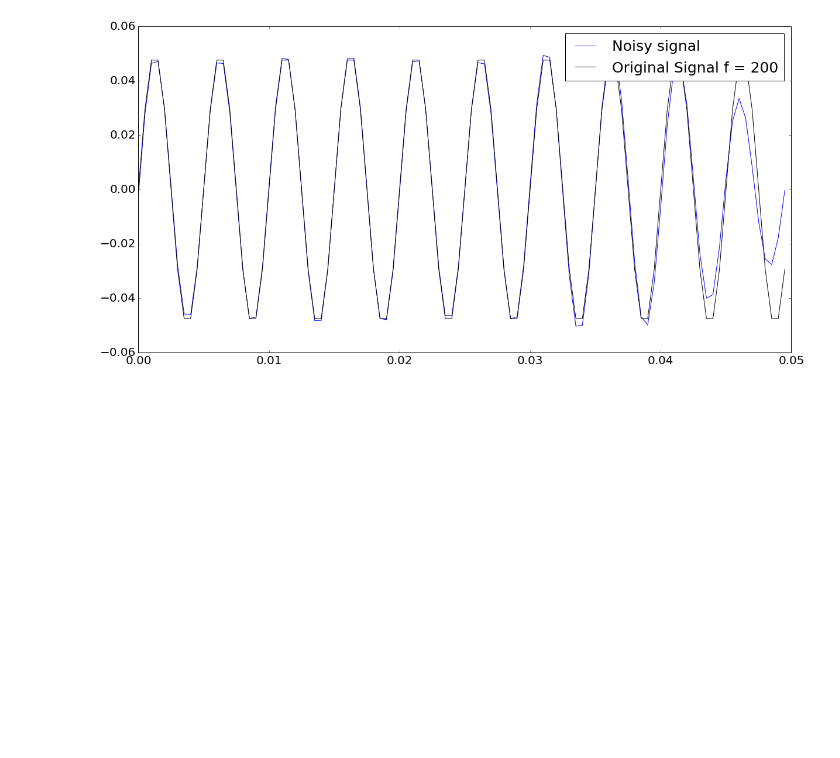
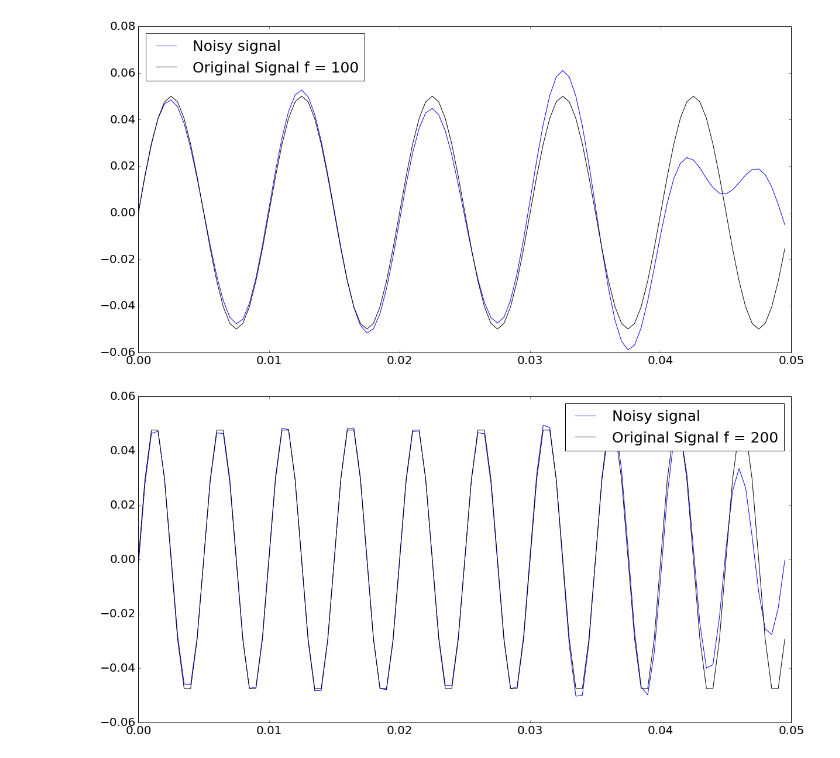
Before and after one commit to jamka1902/Python-Course, a Jupyter notebook: Sample_data_Analysis.ipynb, the cells around one changed output. Cells and saved outputs as stored; diff of their text form; code cells hidden in the pictures; blank space fills up the shorter version.

```diff
--- a/Sample_data_Analysis.ipynb
+++ b/Sample_data_Analysis.ipynb
@@ -71,3 +79,23 @@ plt.show()
+# %%
+# First, design the Buterworth filter
+N  = 5  # Filter order
+Nf = fs*0.5 #Nyquist frequency
+lowF = 50# Low Cutoff frequency
+HighF = 150# High Cutoff
+B, A = signal.butter(N, [lowF/Nf,HighF/Nf], btype='band',output='ba')
+#B, A = signal.butter(N, HighF/Nf,output='ba')
+
+# Second, apply the filter
+tempf = signal.filtfilt(B,A, x)
+plt.figure(2)
+plt.clf()
+plt.plot(t,tempf, label='Noisy signal')
+#plt.plot(t,a3*np.sin(2.*np.pi*f3*t),'k',label="Original Signal f = %d"%f3)
+plt.plot(t,a1*np.sin(2.*np.pi*f1*t),'k',label="Original Signal f = %d"%f1)
+plt.legend(loc="best")
+plt.show()
+# %% [output]
+[figure, added]
 # %%
 # First, design the Buterworth filter
 N  = 5  # Filter order
```
Also changed, not shown: parts of 12 cells of this notebook, 1 other file.
